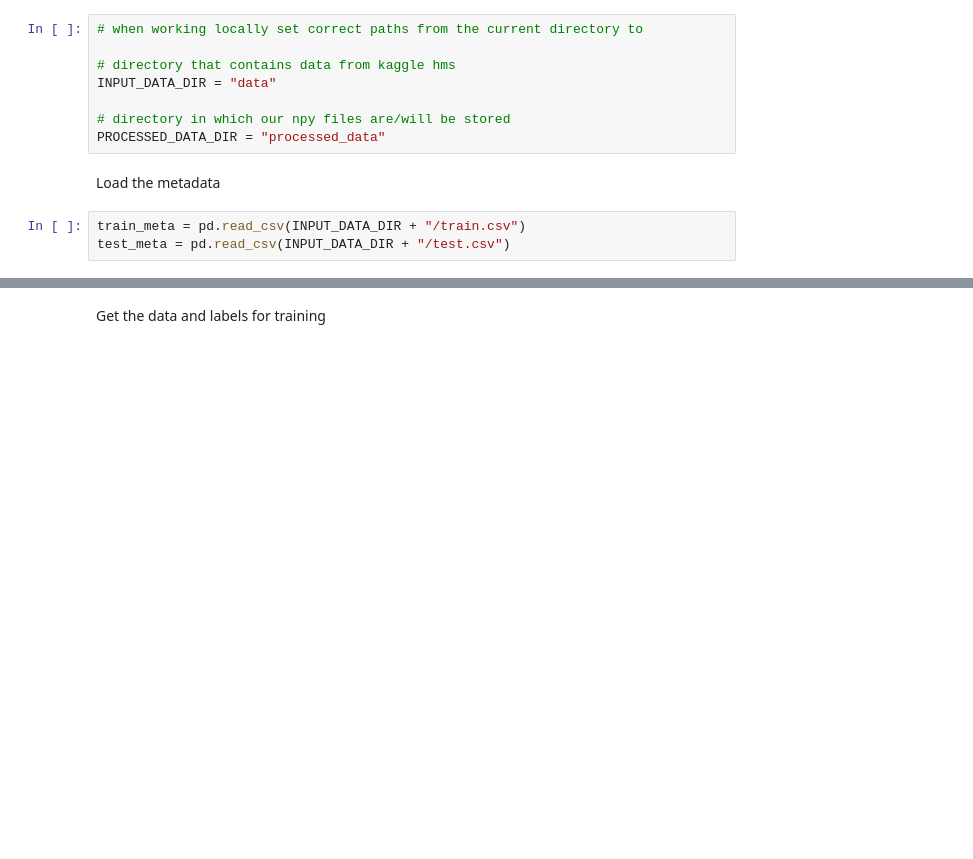
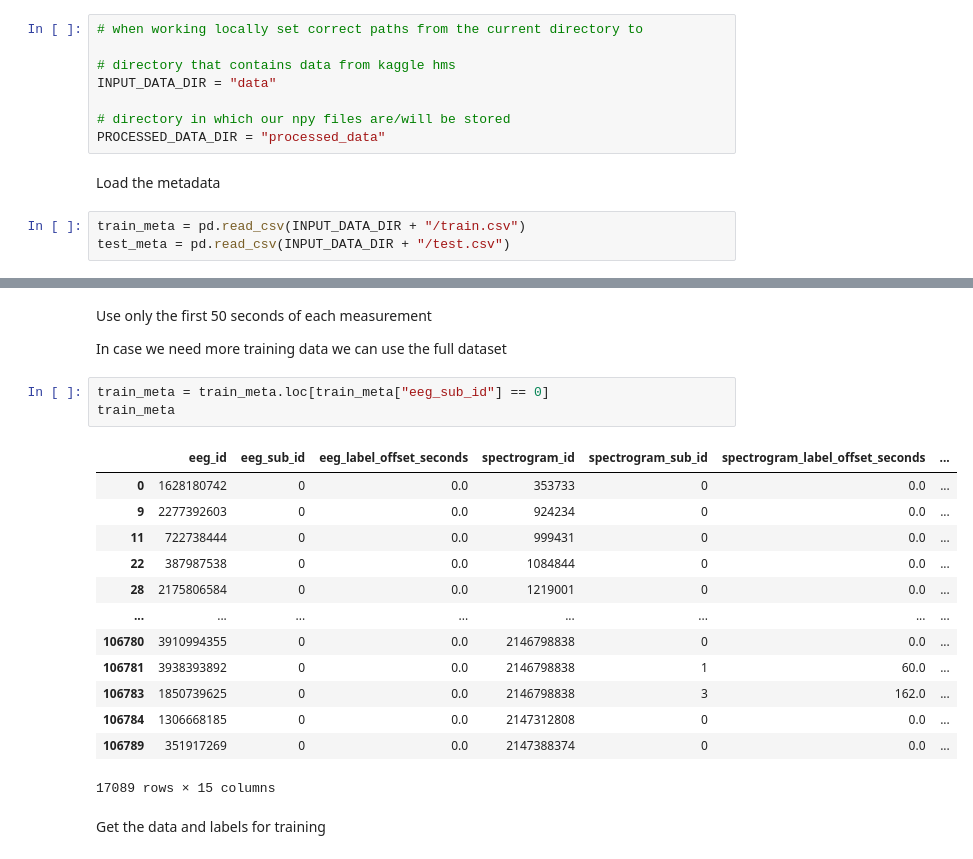
Before and after one commit to my-alaska/computer-science-in-medicine, a Jupyter notebook: eeg_project/eeg_example.ipynb, the cells around one changed output, grey strips where cells are left out. Cells and saved outputs as stored; diff of their text form; blank space fills up the shorter version.

Commit message:
training implemented, not working

```diff
--- a/eeg_project/eeg_example.ipynb
+++ b/eeg_project/eeg_example.ipynb
@@ -96,2 +95,23 @@ def extract_parquet(parquet_data):
+# %% [markdown]
+Use only the first 50 seconds of each measurement
+
+In case we need more training data we can use the full dataset
+# %%
+train_meta = train_meta.loc[train_meta["eeg_sub_id"] == 0]
+train_meta
+# %% [output]
+|  | eeg_id | eeg_sub_id | eeg_label_offset_seconds | spectrogram_id | spectrogram_sub_id | spectrogram_label_offset_seconds | ... |
+| 0 | 1628180742 | 0 | 0.0 | 353733 | 0 | 0.0 | ... |
+| 9 | 2277392603 | 0 | 0.0 | 924234 | 0 | 0.0 | ... |
+| 11 | 722738444 | 0 | 0.0 | 999431 | 0 | 0.0 | ... |
+| 22 | 387987538 | 0 | 0.0 | 1084844 | 0 | 0.0 | ... |
+| 28 | 2175806584 | 0 | 0.0 | 1219001 | 0 | 0.0 | ... |
+| ... | ... | ... | ... | ... | ... | ... | ... |
+| 106780 | 3910994355 | 0 | 0.0 | 2146798838 | 0 | 0.0 | ... |
+| 106781 | 3938393892 | 0 | 0.0 | 2146798838 | 1 | 60.0 | ... |
+| 106783 | 1850739625 | 0 | 0.0 | 2146798838 | 3 | 162.0 | ... |
+| 106784 | 1306668185 | 0 | 0.0 | 2147312808 | 0 | 0.0 | ... |
+| 106789 | 351917269 | 0 | 0.0 | 2147388374 | 0 | 0.0 | ... |
+17089 rows × 15 columns
 # %% [markdown]
 Get the data and labels for training
```
Also changed, not shown: parts of 29 cells of this notebook, 4 other files.
